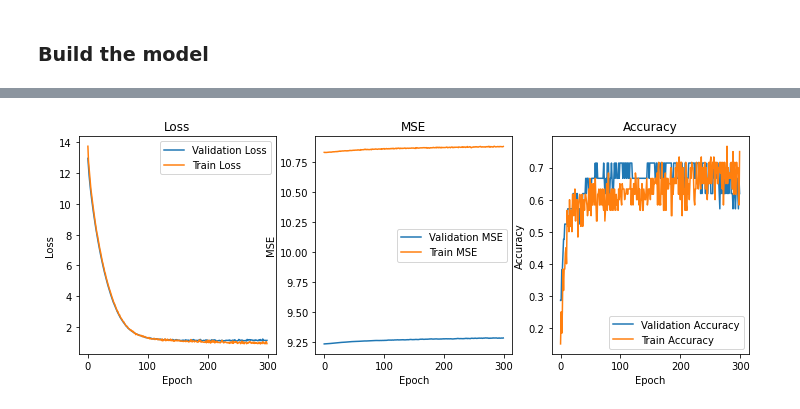
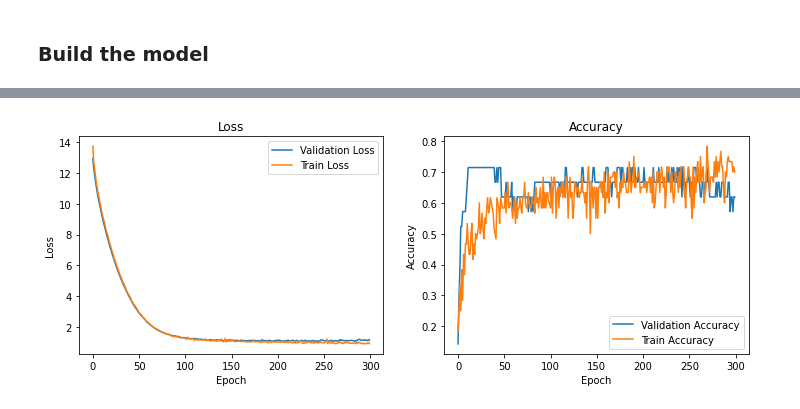
Before and after one commit to jabrusce/DC-Public-Schools, a Jupyter notebook: jb_models/04_neural_network.ipynb, the cells around one changed output, grey strips where cells are left out. Drawn from its saved outputs; the diff is of its cells as text; code cells hidden in the pictures.

Commit message:
neural model

```diff
--- a/jb_models/04_neural_network.ipynb
+++ b/jb_models/04_neural_network.ipynb
@@ -50,6 +50,7 @@ X=df[['enrollment_SY1718', 'enrollment_SY1819', 'capacity_SY1718',
         'budgeted_amount_FY17', 'budgeted_enrollment_FY17', 'pct_meet_exceed_math_SY1718',
         'pct_meet_exceed_ela_SY1718', 'pct_meet_exceed_math_SY1819', 'pct_meet_exceed_ela_SY1819']]
 y = df['star_rating_SY1819']
+y = y-1
 X_train, X_test, y_train, y_test = train_test_split(X, y, random_state=7)
 # %%
 sscaler = StandardScaler()
@@ -65,7 +87,7 @@ model.add(Dense(64, activation='relu', kernel_regularizer=l2(0.1)))
 model.add(Dropout(0.2))
 model.add(Dense(128, activation='relu', kernel_regularizer=l2(0.1)))
 model.add(Dropout(0.2))
-model.add(Dense(6, activation='softmax'))
+model.add(Dense(5, activation='softmax'))
 model.compile(loss='sparse_categorical_crossentropy', optimizer='rmsprop', metrics=['mse', 'accuracy'])
 # %%
 history = model.fit(X_train_scaled, y_train,
@@ -79,31 +101,23 @@ model.evaluate(X_test, y_test)
 # %%
 fig = plt.figure(figsize = (12, 4))
 
-ax= fig.add_subplot(1, 3, 1)
+ax= fig.add_subplot(1, 2, 1)
 plt.plot(history.history['val_loss'], label = 'Validation Loss')
 plt.plot(history.history['loss'], label = 'Train Loss')
 plt.title('Loss')
 plt.legend()
 plt.xlabel('Epoch')
 plt.ylabel('Loss')
 
-ax= fig.add_subplot(1, 3, 2)
-plt.plot(history.history['val_mse'], label = 'Validation MSE',)
-plt.plot(history.history['mse'], label = 'Train MSE')
-plt.title('MSE')
-plt.legend()
-plt.xlabel('Epoch')
-plt.ylabel('MSE');
-
-ax= fig.add_subplot(1, 3, 3)
+ax= fig.add_subplot(1, 2, 2)
 plt.plot(history.history['val_accuracy'], label = 'Validation Accuracy',)
 plt.plot(history.history['accuracy'], label = 'Train Accuracy')
 plt.title('Accuracy')
 plt.legend()
 plt.xlabel('Epoch')
 plt.ylabel('Accuracy');
 # %% [output]
-[figure, old version]
+[figure, new version]
 # %%
 # # Model Predictions
 # y_test_scaled = to_categorical(y_test_scaled, 6)
```
Also changed, not shown: parts of 4 cells of this notebook.
